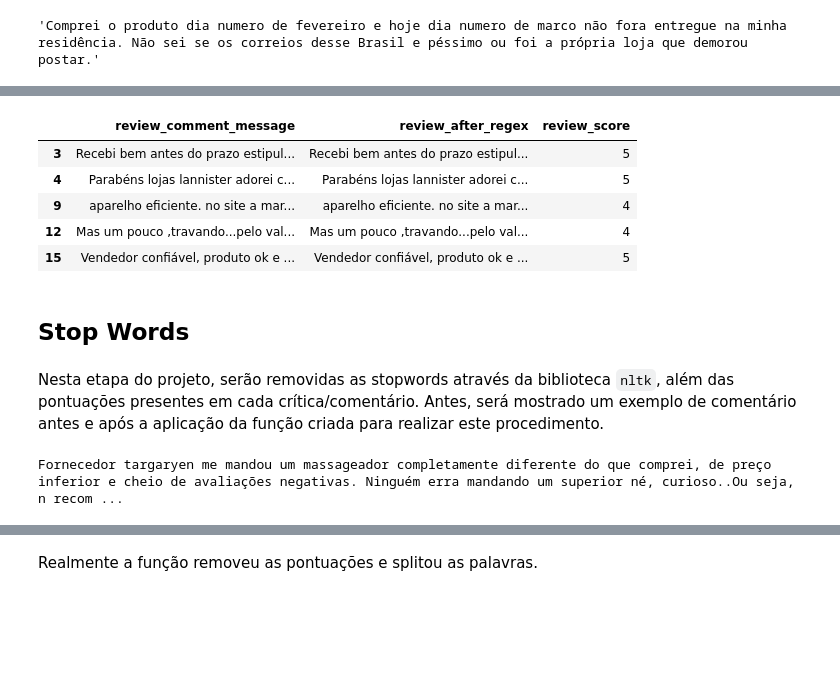
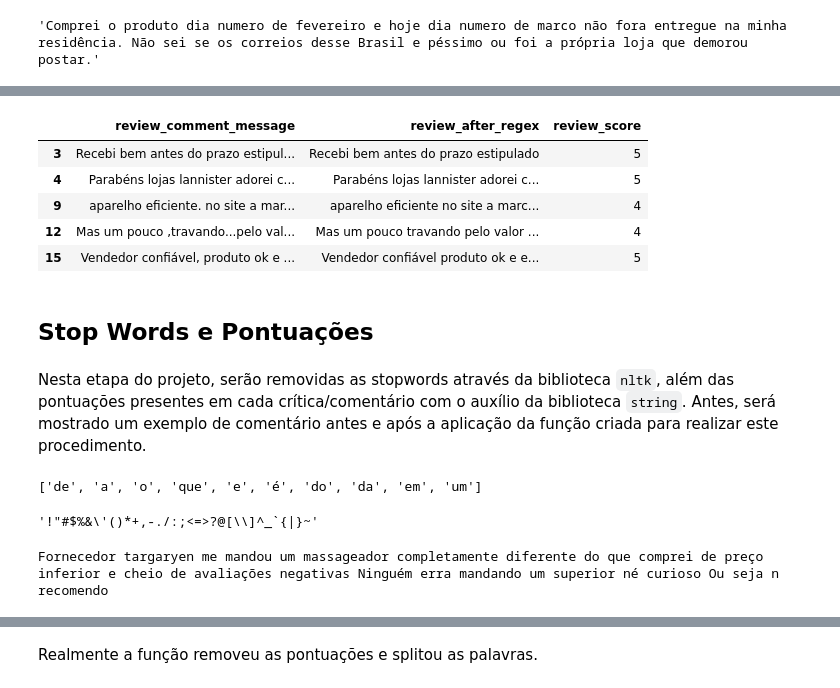
Before and after one commit to rhiroakidata/kaggle, a Jupyter notebook: 04_brazilian_e-commerce/brazilian_e-commerce_v4_PLN.ipynb, the cells around one changed output, grey strips where cells are left out. Saved outputs shown, nothing was run; the diff lists cells and outputs as text; code cells hidden in the pictures; blank space fills up the shorter version.

```diff
--- a/04_brazilian_e-commerce/brazilian_e-commerce_v4_PLN.ipynb
+++ b/04_brazilian_e-commerce/brazilian_e-commerce_v4_PLN.ipynb
@@ -1388,0 +1409,11 @@ criticas_pos_num[68]
+# %%
+# Aplicando regex e verificando resultados
+criticas_sem_alphanumerico = []
+for c in criticas_pos_num:
+    c = re.sub(r'R\$', ' ', c)
+    c = re.sub(r'\W', ' ', c)
+    criticas_sem_alphanumerico.append(c)
+
+print(f'Crítica 45: {criticas_sem_alphanumerico[45]}\n')
+print(f'Crítica 135: {criticas_sem_alphanumerico[135]}\n')
+print(f'Crítica 234: {criticas_sem_alphanumerico[234]}')
@@ -1388,0 +1447,12 @@ criticas_pos_num[68]
+# %%
+# Aplicando RegEx e verificando
+criticas_sem_espacos_adicionais = []
+for c in criticas_sem_alphanumerico:
+    c = re.sub(r'\s+', ' ', c)
+    criticas_sem_espacos_adicionais.append(c)
+
+print(f'Crítica 3: {criticas_sem_espacos_adicionais[3]}\n')
+print(f'Crítica 48: {criticas_sem_espacos_adicionais[48]}\n')
+print(f'Crítica 51: {criticas_sem_espacos_adicionais[51]}\n')
+print(f'Crítica 2569: {criticas_sem_espacos_adicionais[2569]}\n')
+print(f'Crítica 3856: {criticas_sem_espacos_adicionais[3856]}\n')
@@ -1389,24 +1469,34 @@ criticas_pos_num[68]
 # %%
 # Salvando novo dataset
 processed_reviews = reviews.copy()
-processed_reviews['review_after_regex'] = criticas_pos_num
+processed_reviews['review_after_regex'] = criticas_sem_espacos_adicionais
 processed_reviews = processed_reviews.iloc[:, np.r_[4, -1, 2]]
 processed_reviews.head()
 # %% [output]
 |  | review_comment_message | review_after_regex | review_score |
-| 3 | Recebi bem antes do prazo estipul... | Recebi bem antes do prazo estipul... | 5 |
+| 3 | Recebi bem antes do prazo estipul... | Recebi bem antes do prazo estipulado | 5 |
 | 4 | Parabéns lojas lannister adorei c... | Parabéns lojas lannister adorei c... | 5 |
-| 9 | aparelho eficiente. no site a mar... | aparelho eficiente. no site a mar... | 4 |
-| 12 | Mas um pouco ,travando...pelo val... | Mas um pouco ,travando...pelo val... | 4 |
-| 15 | Vendedor confiável, produto ok e ... | Vendedor confiável, produto ok e ... | 5 |
+| 9 | aparelho eficiente. no site a mar... | aparelho eficiente no site a marc... | 4 |
+| 12 | Mas um pouco ,travando...pelo val... | Mas um pouco travando pelo valor ... | 4 |
+| 15 | Vendedor confiável, produto ok e ... | Vendedor confiável produto ok e e... | 5 |
 # %% [markdown]
-## Stop Words
+## Stop Words e Pontuações
 # %% [markdown]
-Nesta etapa do projeto, serão removidas as stopwords através da biblioteca `nltk`, além das pontuações presentes em cada crítica/comentário. Antes, será mostrado um exemplo de comentário antes e após a aplicação da função criada para realizar este procedimento.
+Nesta etapa do projeto, serão removidas as stopwords através da biblioteca `nltk`, além das pontuações presentes em cada crítica/comentário com o auxílio da biblioteca `string`. Antes, será mostrado um exemplo de comentário antes e após a aplicação da função criada para realizar este procedimento.
+# %%
+# Algumas stopwords utilizadas
+stopwords.words('portuguese')[:10]
+# %% [output]
+['de', 'a', 'o', 'que', 'e', 'é', 'do', 'da', 'em', 'um']
+# %%
+# Pontuações
+string.punctuation
+# %% [output]
+'!"#$%&\'()*+,-./:;<=>?@[\\]^_`{|}~'
 # %%
 # Exemplo
 after_regex = list(processed_reviews['review_after_regex'].values)
 c = after_regex[462]
 print(c)
 # %% [output]
-Fornecedor targaryen me mandou um massageador completamente diferente do que comprei, de preço inferior e cheio de avaliações negativas. Ninguém erra mandando um superior né, curioso..Ou seja, n recom ...
+Fornecedor targaryen me mandou um massageador completamente diferente do que comprei de preço inferior e cheio de avaliações negativas Ninguém erra mandando um superior né curioso Ou seja n recomendo
```
Also changed, not shown: parts of 67 cells of this notebook.
